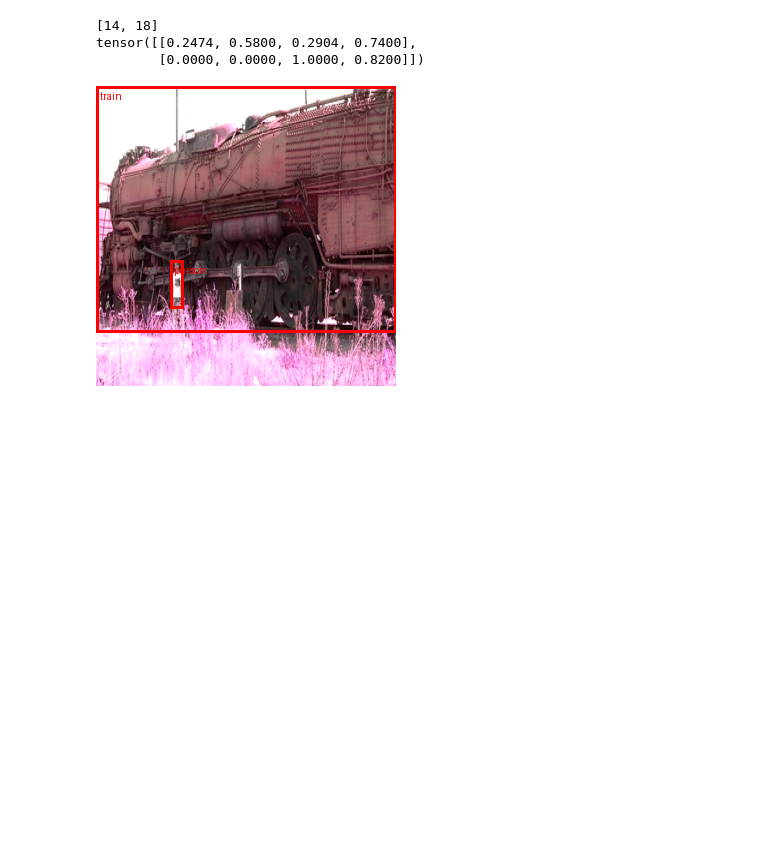
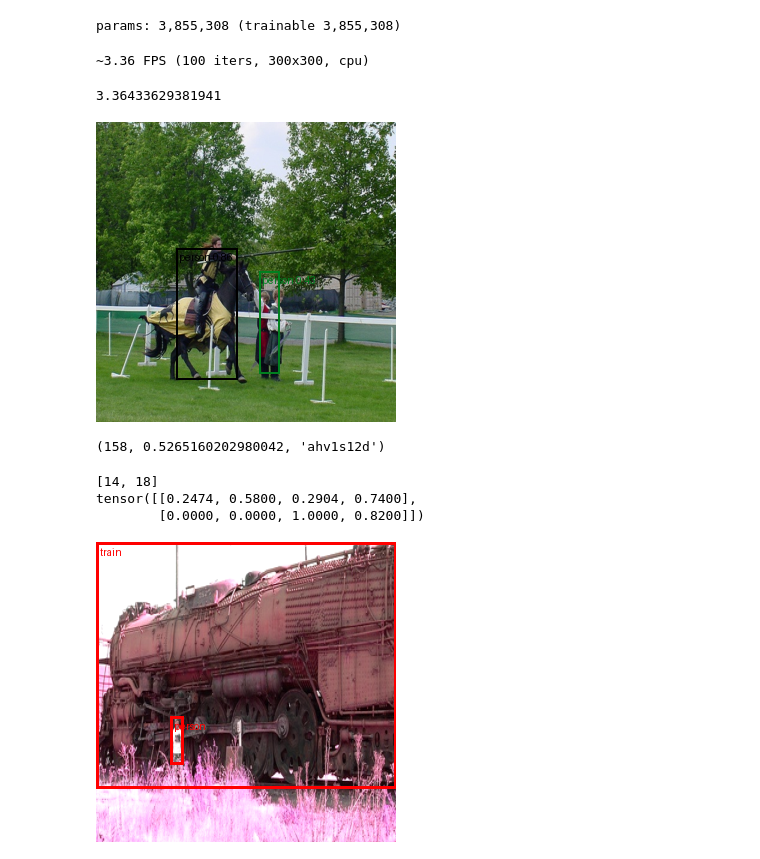
Before and after one commit to aayrapet/FastCrowdVision, a Jupyter notebook: main.ipynb, the cells around one changed output. Drawn from its saved outputs; the diff is of its cells as text; code cells hidden in the pictures; blank space fills up the shorter version.

```diff
--- a/main.ipynb
+++ b/main.ipynb
@@ -22,0 +60,39 @@ config={0: 'aeroplane',
+# %%
+n_params = sum(p.numel() for p in model.parameters())
+n_trainable = sum(p.numel() for p in model.parameters() if p.requires_grad)
+print(f"params: {n_params:,} (trainable {n_trainable:,})")
+# %% [output]
+params: 3,855,308 (trainable 3,855,308)
+# %%
+import time
+import torch
+
+def measure_fps_cpu(model, device=torch.device("cpu"), input_size=300, n_warmup=10, n_iters=100):
+    model.eval()
+    model.phase = "test"
+    model.to(device)
+
+    x = torch.randn(1, 3, input_size, input_size, device=device)
+
+    with torch.no_grad():
+        for _ in range(n_warmup):
+            _ = model(x)
+
+        t0 = time.perf_counter()
+        for _ in range(n_iters):
+            _ = model(x)
+        elapsed = time.perf_counter() - t0
+
+    fps = n_iters / elapsed
+    print(f"~{fps:.2f} FPS ({n_iters} iters, {input_size}x{input_size}, {device})")
+    return fps
+
+# usage after model is loaded
+measure_fps_cpu(model)
+# %% [output]
+~3.36 FPS (100 iters, 300x300, cpu)
+3.36433629381941
+# %%
+# Weights: train with backbone mobilenetv3large and nb_classes=21
+CHECKPOINT = "ssd_voc2007_mv3large_aug.pth"
+model , ep, optimizer,maxmap,wandbid=load_model(CHECKPOINT, device, model, optimizer)
@@ -23,3 +161,18 @@ config={0: 'aeroplane',
+# %%
+
+images_link = "/home/onyxia/work/FastCrowdVision/datasets/voc/images/000009.jpg"
+IMAGE_PATH = images_link  # change to a real image
+SCORE_THR = 0.25
+
+
+out = draw_boxes_with_labels(model, IMAGE_PATH, score_thr=SCORE_THR)
+out.show()
+# %% [output]
+[figure, added]
+# %%
+ep,maxmap,wandbid
+# %% [output]
+(158, 0.5265160202980042, 'ahv1s12d')
 # %%
 import os
 import s3fs
```
Also changed, not shown: parts of 5 cells of this notebook, 2 other files.
